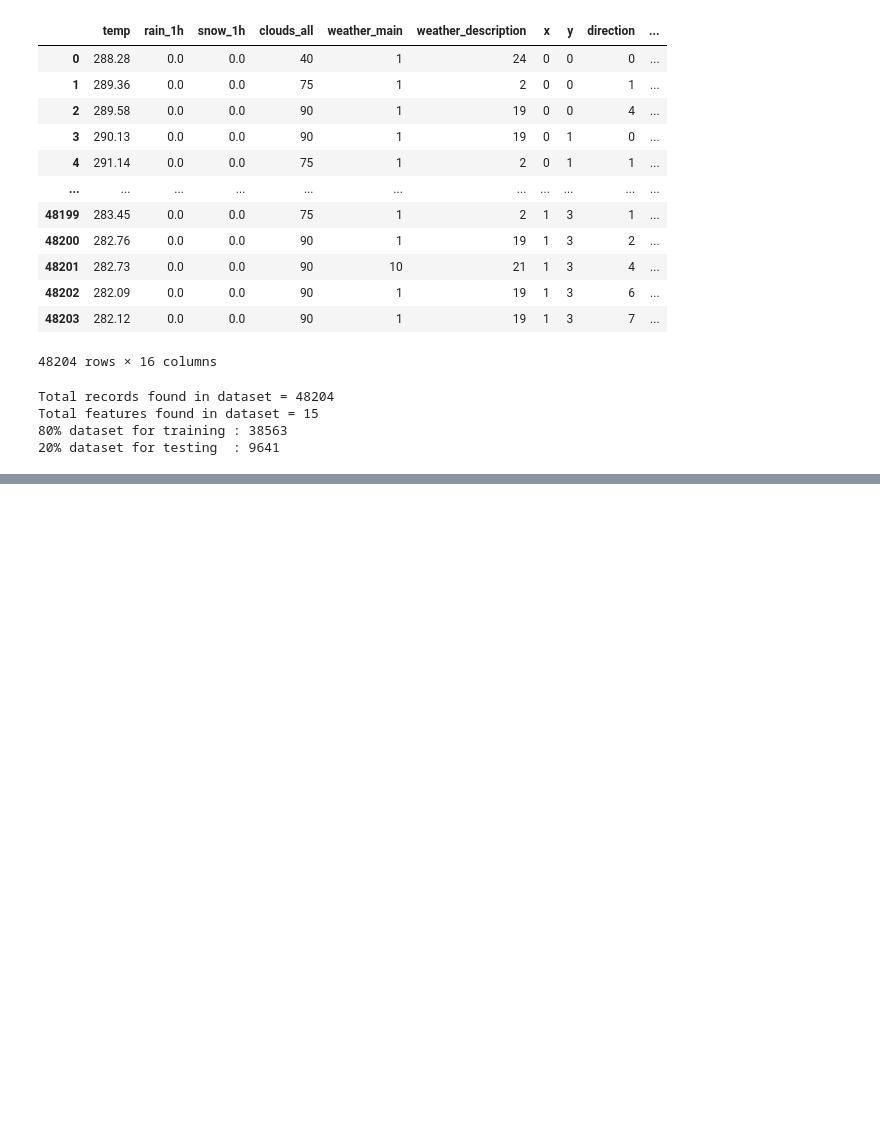
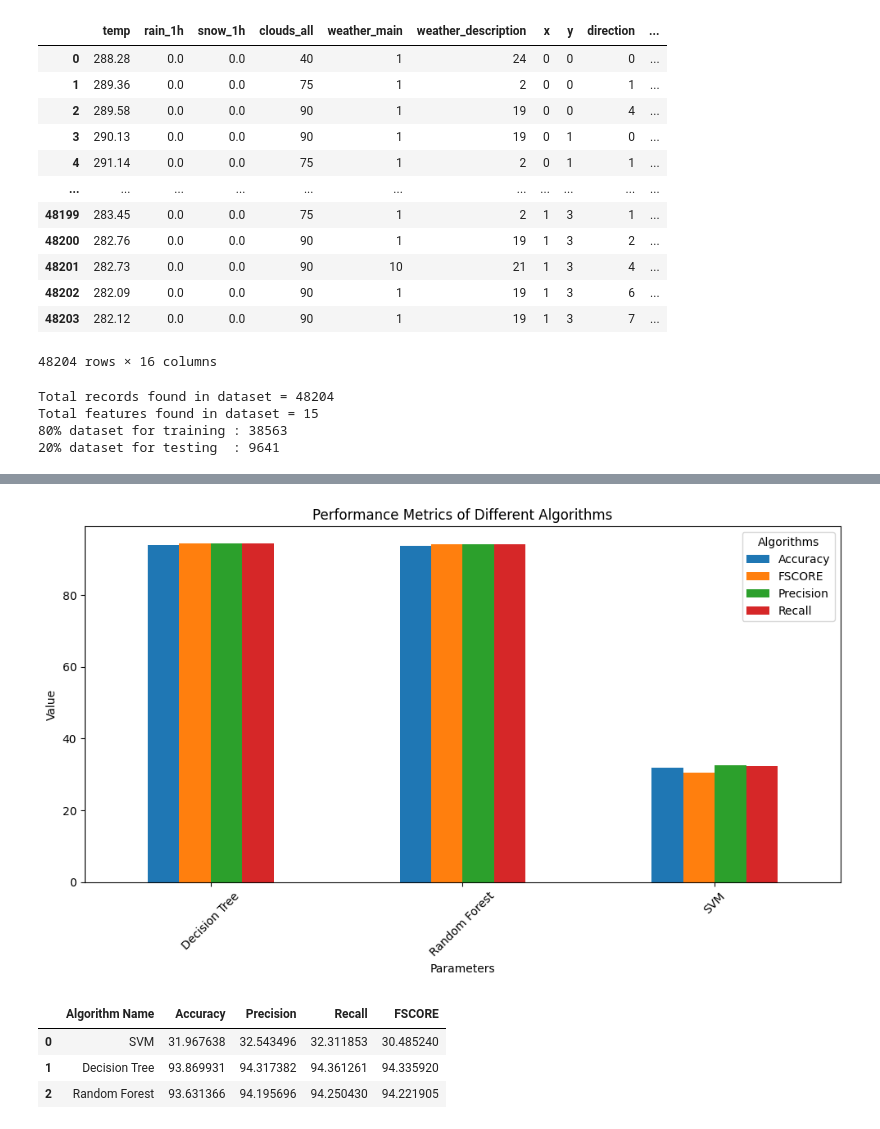
Before and after one commit to Venkatesh-1523/Traffic_route_prediction, a Jupyter notebook: TrafficRoutePrediction.ipynb, the cells around one changed output, grey strips where cells are left out. Cells and saved outputs as stored; diff of their text form; code cells hidden in the pictures; blank space fills up the shorter version.

Commit message:
data visualization of the results

```diff
--- a/TrafficRoutePrediction.ipynb
+++ b/TrafficRoutePrediction.ipynb
@@ -243,0 +244,43 @@ Random Forest FSCORE    : 94.71806969845532
+# %%
+df = pd.DataFrame([
+    ['SVM', 'Accuracy', accuracy[0]],
+    ['SVM', 'Precision', precision[0]],
+    ['SVM', 'Recall', recall[0]],
+    ['SVM', 'FSCORE', fscore[0]],
+    ['Decision Tree', 'Accuracy', accuracy[1]],
+    ['Decision Tree', 'Precision', precision[1]],
+    ['Decision Tree', 'Recall', recall[1]],
+    ['Decision Tree', 'FSCORE', fscore[1]],
+    ['Random Forest', 'Accuracy', accuracy[2]],
+    ['Random Forest', 'Precision', precision[2]],
+    ['Random Forest', 'Recall', recall[2]],
+    ['Random Forest', 'FSCORE', fscore[2]],
+], columns=['Parameters', 'Algorithms', 'Value'])
+
+# Pivot the DataFrame to reshape it for plotting
+pivot_df = df.pivot(index='Parameters', columns='Algorithms', values='Value')
+
+# Plot the data
+pivot_df.plot(kind='bar', figsize=(10, 6))
+plt.title('Performance Metrics of Different Algorithms')
+plt.xlabel('Parameters')
+plt.ylabel('Value')
+plt.xticks(rotation=45)
+plt.legend(title='Algorithms')
+plt.tight_layout()
+plt.show()
+# %% [output]
+[figure, added]
+# %%
+#display all algorithm performnace
+algorithms = ['SVM', 'Decision Tree', 'Random Forest']
+data = []
+for i in range(len(accuracy)):
+    data.append([algorithms[i], accuracy[i], precision[i], recall[i], fscore[i]])
+data = pd.DataFrame(data, columns=['Algorithm Name', 'Accuracy', 'Precision', 'Recall', 'FSCORE'])
+data
+# %% [output]
+|  | Algorithm Name | Accuracy | Precision | Recall | FSCORE |
+| 0 | SVM | 31.967638 | 32.543496 | 32.311853 | 30.485240 |
+| 1 | Decision Tree | 93.869931 | 94.317382 | 94.361261 | 94.335920 |
+| 2 | Random Forest | 93.631366 | 94.195696 | 94.250430 | 94.221905 |
```
Also changed, not shown: parts of 5 cells of this notebook.
